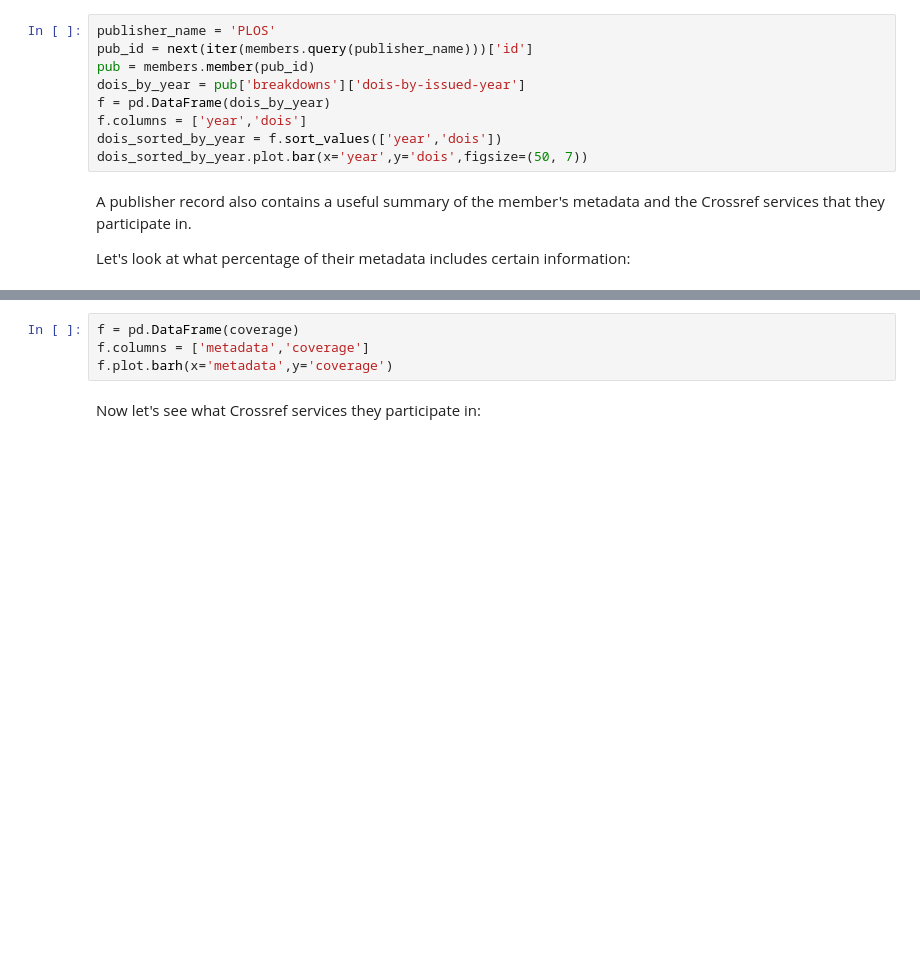
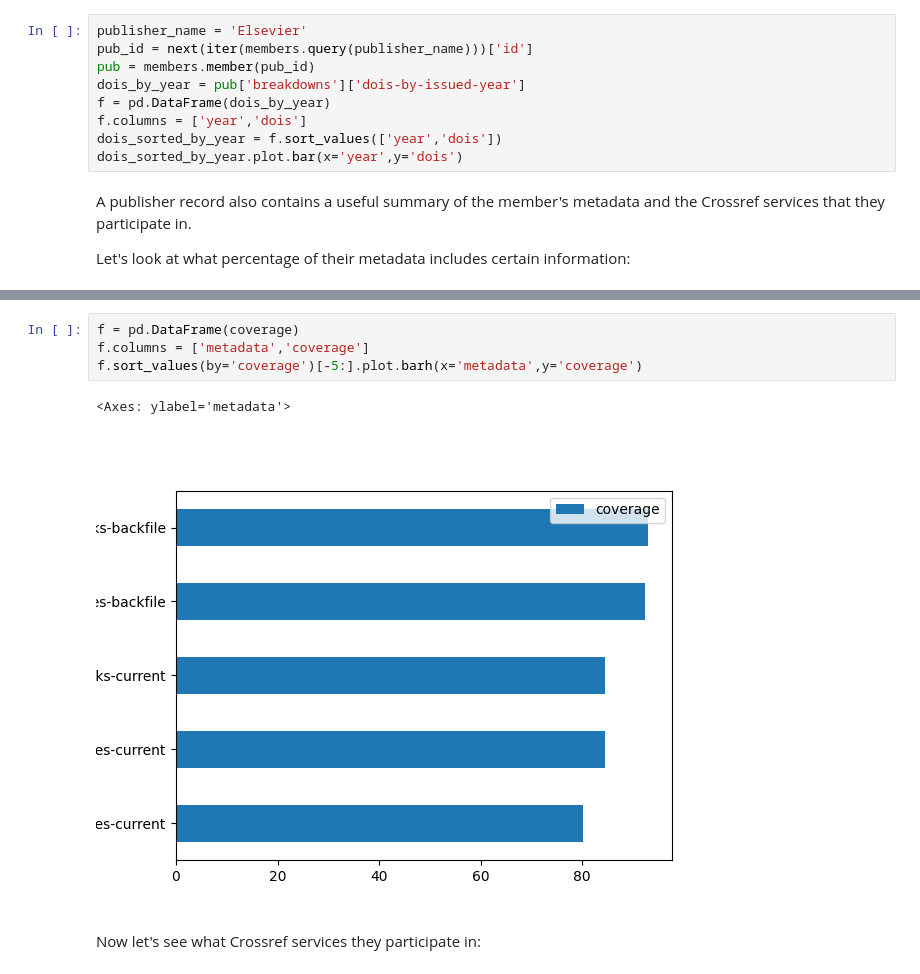
Before and after one commit to Kaldarinz/artfinder, a Jupyter notebook: cross_ref/crossref-api-demo.ipynb, the cells around one changed output, grey strips where cells are left out. Drawn from its saved outputs; the diff is of its cells as text; blank space fills up the shorter version.

```diff
--- a/cross_ref/crossref-api-demo.ipynb
+++ b/cross_ref/crossref-api-demo.ipynb
@@ -137,14 +249,14 @@ dois_sorted_by_year.plot.bar(x='year',y='dois')
 # %% [markdown]
 We can pull this all together and you can look at a number of publishers. Try changing the publisher name in the code below to something else:
 # %%
-publisher_name = 'PLOS'
+publisher_name = 'Elsevier'
 pub_id = next(iter(members.query(publisher_name)))['id']
 pub = members.member(pub_id)
 dois_by_year = pub['breakdowns']['dois-by-issued-year']
 f = pd.DataFrame(dois_by_year)
 f.columns = ['year','dois']
 dois_sorted_by_year = f.sort_values(['year','dois'])
-dois_sorted_by_year.plot.bar(x='year',y='dois',figsize=(50, 7))
+dois_sorted_by_year.plot.bar(x='year',y='dois')
 # %% [markdown]
 A publisher record also contains a useful summary of the member's metadata and the Crossref services that they participate in.
 
@@ -155,7 +285,10 @@ coverage
 # %%
 f = pd.DataFrame(coverage)
 f.columns = ['metadata','coverage']
-f.plot.barh(x='metadata',y='coverage')
+f.sort_values(by='coverage')[-5:].plot.barh(x='metadata',y='coverage')
+# %% [output]
+<Axes: ylabel='metadata'>
+[figure, added]
 # %% [markdown]
 Now let's see what Crossref services they participate in:
 # %%
```
Also changed, not shown: parts of 24 cells of this notebook, 2 other files.
